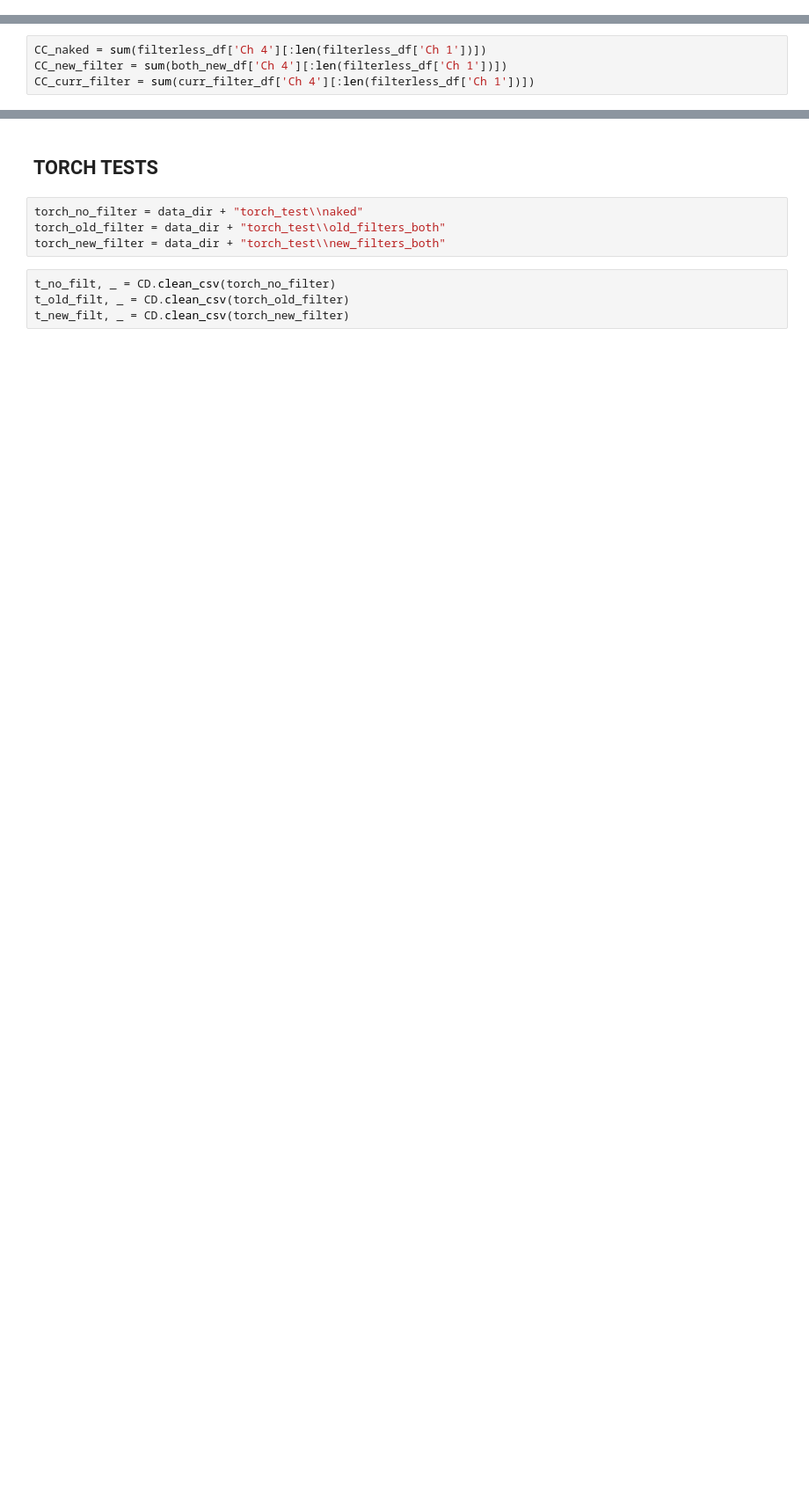
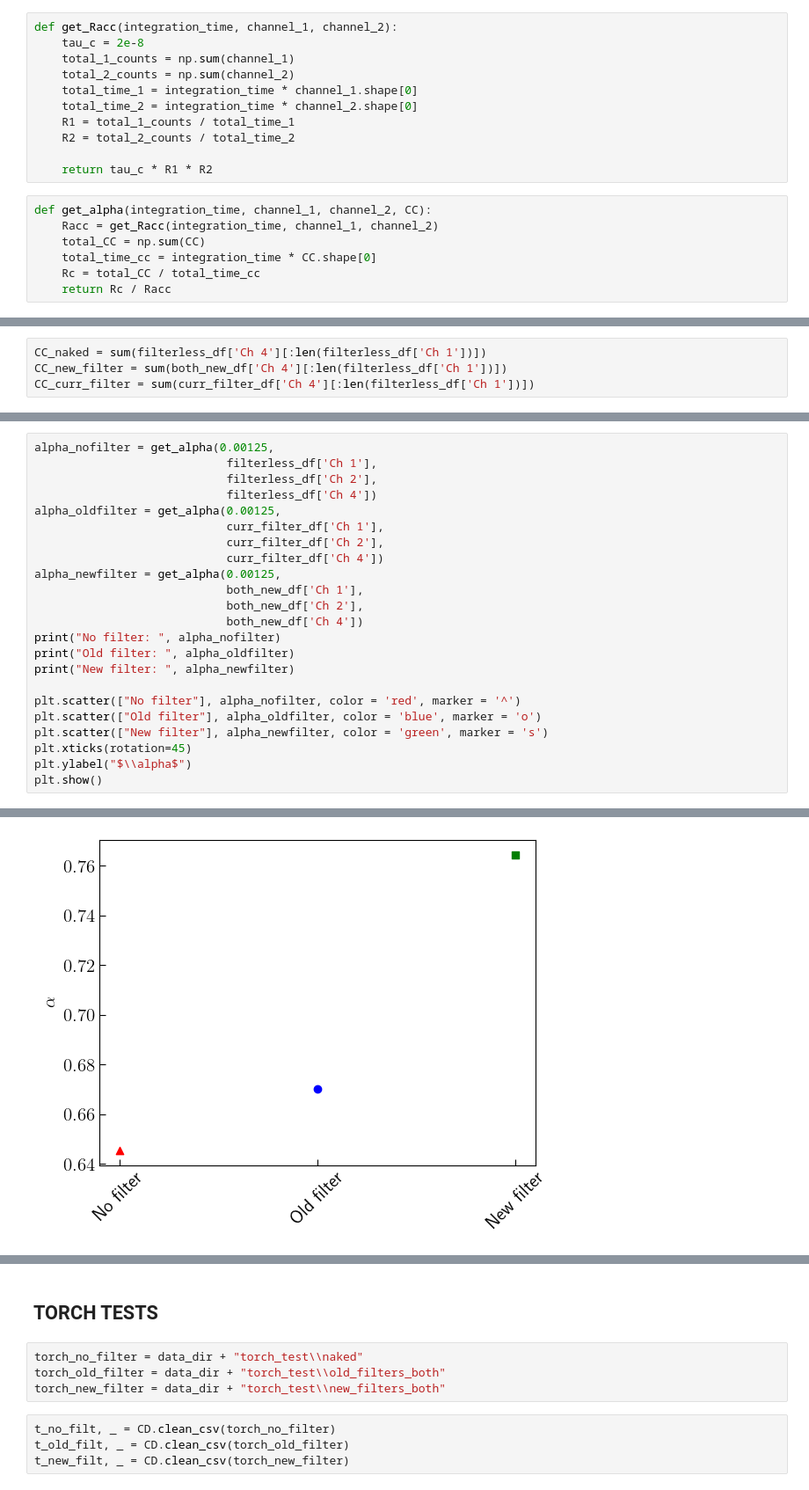
Before and after one commit to tyxiang0530/qrand, a Jupyter notebook: FilterStatistics.ipynb, the cells around one changed output, grey strips where cells are left out. Shown at 88% size. Cells and saved outputs as stored; diff of their text form; blank space fills up the shorter version.

```diff
--- a/FilterStatistics.ipynb
+++ b/FilterStatistics.ipynb
@@ -6,5 +27,23 @@ import CleanData as CD
 # %%
 data_dir = "data\\filter_tests\\"
+# %%
+def get_Racc(integration_time, channel_1, channel_2):
+    tau_c = 2e-8
+    total_1_counts = np.sum(channel_1)
+    total_2_counts = np.sum(channel_2)
+    total_time_1 = integration_time * channel_1.shape[0]
+    total_time_2 = integration_time * channel_2.shape[0]
+    R1 = total_1_counts / total_time_1
+    R2 = total_2_counts / total_time_2
+
+    return tau_c * R1 * R2
+# %%
+def get_alpha(integration_time, channel_1, channel_2, CC):
+    Racc = get_Racc(integration_time, channel_1, channel_2)
+    total_CC = np.sum(CC)
+    total_time_cc = integration_time * CC.shape[0]
+    Rc = total_CC / total_time_cc
+    return Rc / Racc
 # %% [markdown]
 ## LASER ON
 # %%
@@ -55,0 +89,24 @@ print(CC_new_filter / CC_curr_filter)
+# %%
+alpha_nofilter = get_alpha(0.00125,
+                            filterless_df['Ch 1'],
+                            filterless_df['Ch 2'],
+                            filterless_df['Ch 4'])
+alpha_oldfilter = get_alpha(0.00125,
+                            curr_filter_df['Ch 1'],
+                            curr_filter_df['Ch 2'],
+                            curr_filter_df['Ch 4'])
+alpha_newfilter = get_alpha(0.00125,
+                            both_new_df['Ch 1'],
+                            both_new_df['Ch 2'],
+                            both_new_df['Ch 4'])
+print("No filter: ", alpha_nofilter)
+print("Old filter: ", alpha_oldfilter)
+print("New filter: ", alpha_newfilter)
+
+plt.scatter(["No filter"], alpha_nofilter, color = 'red', marker = '^')
+plt.scatter(["Old filter"], alpha_oldfilter, color = 'blue', marker = 'o')
+plt.scatter(["New filter"], alpha_newfilter, color = 'green', marker = 's')
+plt.xticks(rotation=45)
+plt.ylabel("$\\alpha$")
+plt.show()
+# %% [output]
@@ -55,0 +116 @@ print(CC_new_filter / CC_curr_filter)
+[figure, added]
```
Also changed, not shown: parts of 27 cells of this notebook, 6 other files.
